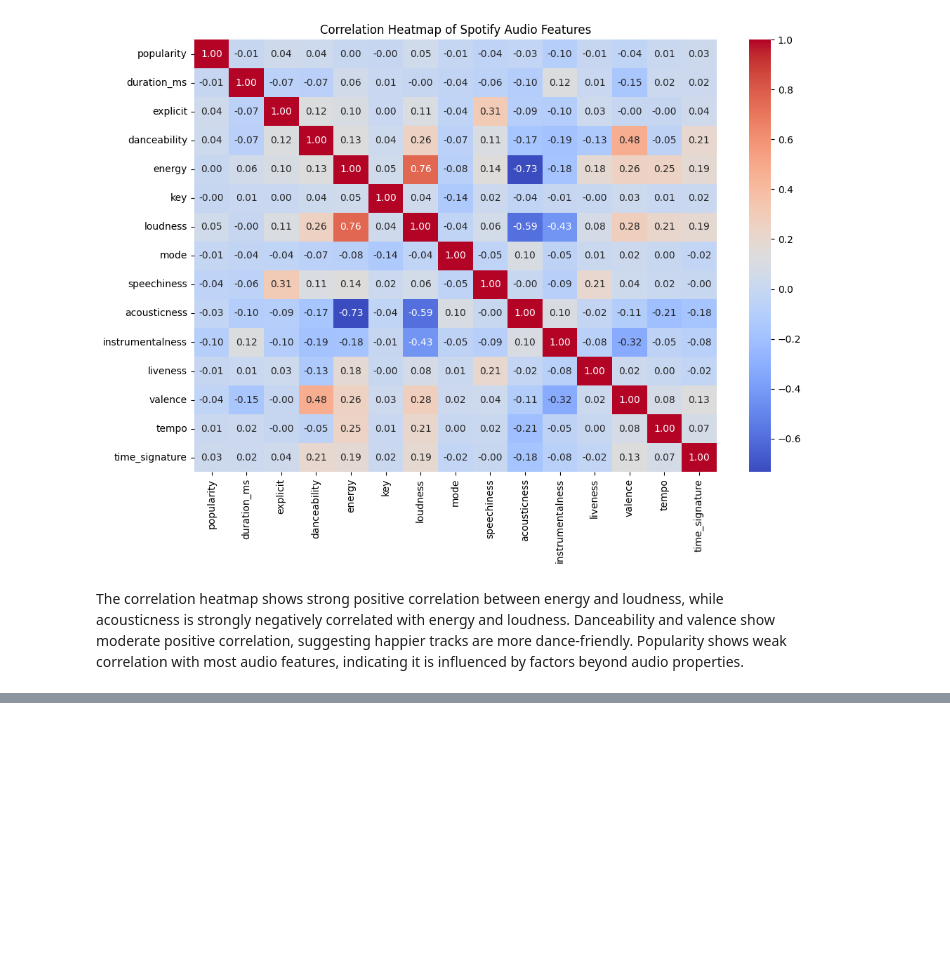
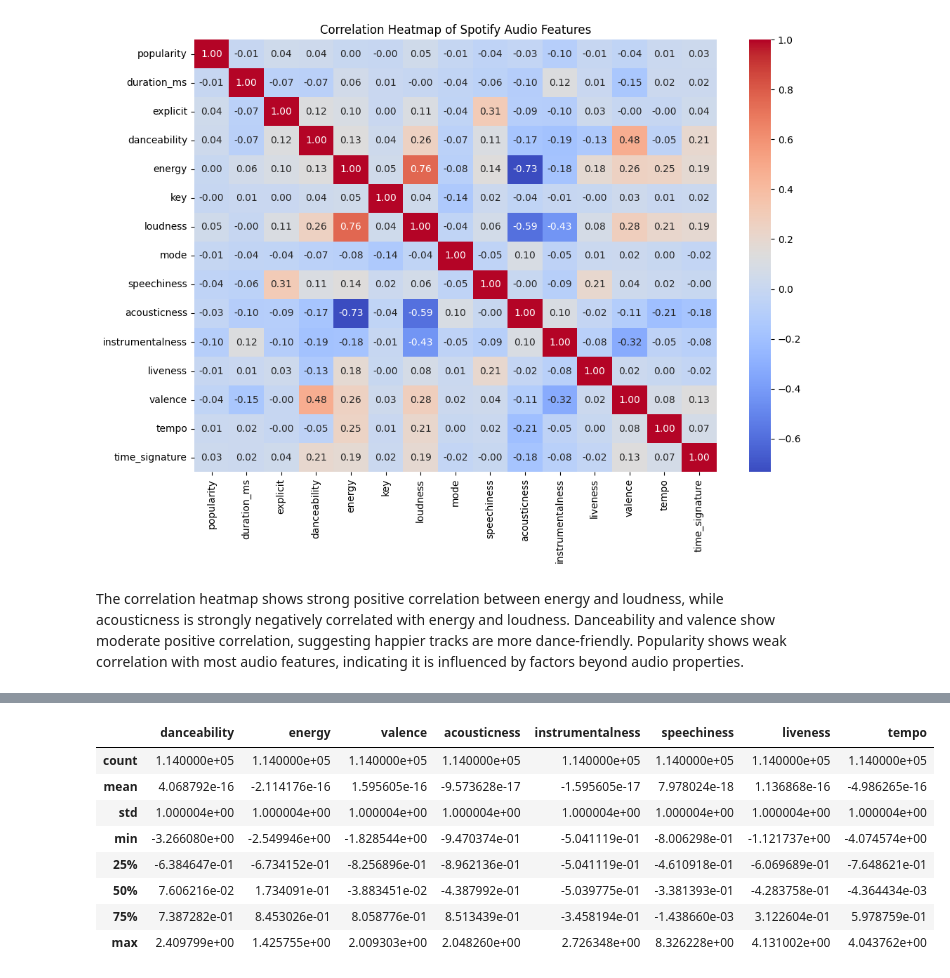
Before and after one commit to AditiMahajan2/Spotify-MPA, a Jupyter notebook: notebooks/03_EDA.ipynb, the cells around one changed output, grey strips where cells are left out. Drawn from its saved outputs; the diff is of its cells as text; code cells hidden in the pictures; blank space fills up the shorter version.

```diff
--- a/notebooks/03_EDA.ipynb
+++ b/notebooks/03_EDA.ipynb
@@ -49,0 +180,13 @@ The correlation heatmap shows strong positive correlation between energy and lou
+# %%
+scaled_df = pd.DataFrame(X_scaled, columns=feature_cols)
+scaled_df.describe()
+# %% [output]
+|  | danceability | energy | valence | acousticness | instrumentalness | speechiness | liveness | tempo |
+| count | 1.140000e+05 | 1.140000e+05 | 1.140000e+05 | 1.140000e+05 | 1.140000e+05 | 1.140000e+05 | 1.140000e+05 | 1.140000e+05 |
+| mean | 4.068792e-16 | -2.114176e-16 | 1.595605e-16 | -9.573628e-17 | -1.595605e-17 | 7.978024e-18 | 1.136868e-16 | -4.986265e-16 |
+| std | 1.000004e+00 | 1.000004e+00 | 1.000004e+00 | 1.000004e+00 | 1.000004e+00 | 1.000004e+00 | 1.000004e+00 | 1.000004e+00 |
+| min | -3.266080e+00 | -2.549946e+00 | -1.828544e+00 | -9.470374e-01 | -5.041119e-01 | -8.006298e-01 | -1.121737e+00 | -4.074574e+00 |
+| 25% | -6.384647e-01 | -6.734152e-01 | -8.256896e-01 | -8.962136e-01 | -5.041119e-01 | -4.610918e-01 | -6.069689e-01 | -7.648621e-01 |
+| 50% | 7.606216e-02 | 1.734091e-01 | -3.883451e-02 | -4.387992e-01 | -5.039775e-01 | -3.381393e-01 | -4.283758e-01 | -4.364434e-03 |
+| 75% | 7.387282e-01 | 8.453026e-01 | 8.058776e-01 | 8.513439e-01 | -3.458194e-01 | -1.438660e-03 | 3.122604e-01 | 5.978759e-01 |
+| max | 2.409799e+00 | 1.425755e+00 | 2.009303e+00 | 2.048260e+00 | 2.726348e+00 | 8.326228e+00 | 4.131002e+00 | 4.043762e+00 |
```
Also changed, not shown: parts of 23 cells of this notebook.
